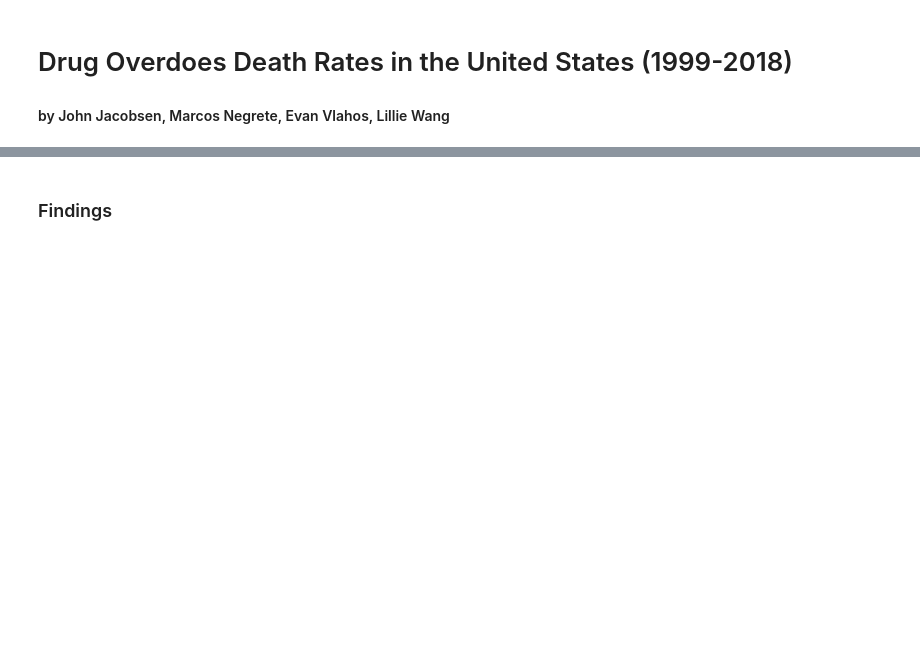
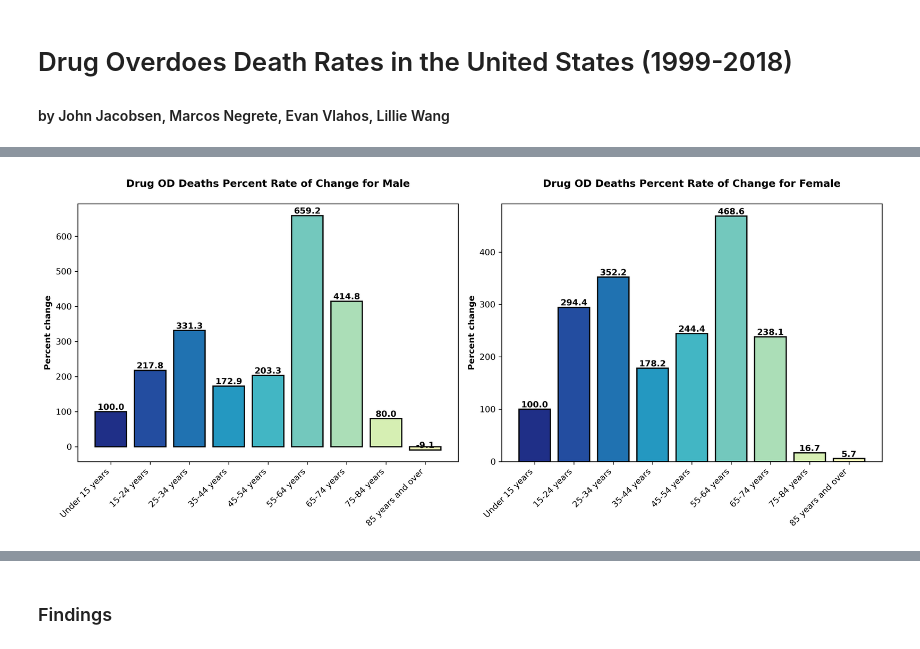
Before and after one commit to UCB-stat-159-f25/final-group09, a Jupyter notebook: main.ipynb, the cells around one changed output, grey strips where cells are left out. Saved outputs shown, nothing was run; the diff lists cells and outputs as text; code cells hidden in the pictures; blank space fills up the shorter version.

```diff
--- a/main.ipynb
+++ b/main.ipynb
@@ -21,0 +28,4 @@ The source we will be using is from the <a href="https://www.google.com/">Nation
+# %%
+Image("figures/drug_overdose_deaths_percent_change_by_sex.png")
+# %% [output]
+[figure, added]
```
Also changed, not shown: parts of 20 cells of this notebook.
